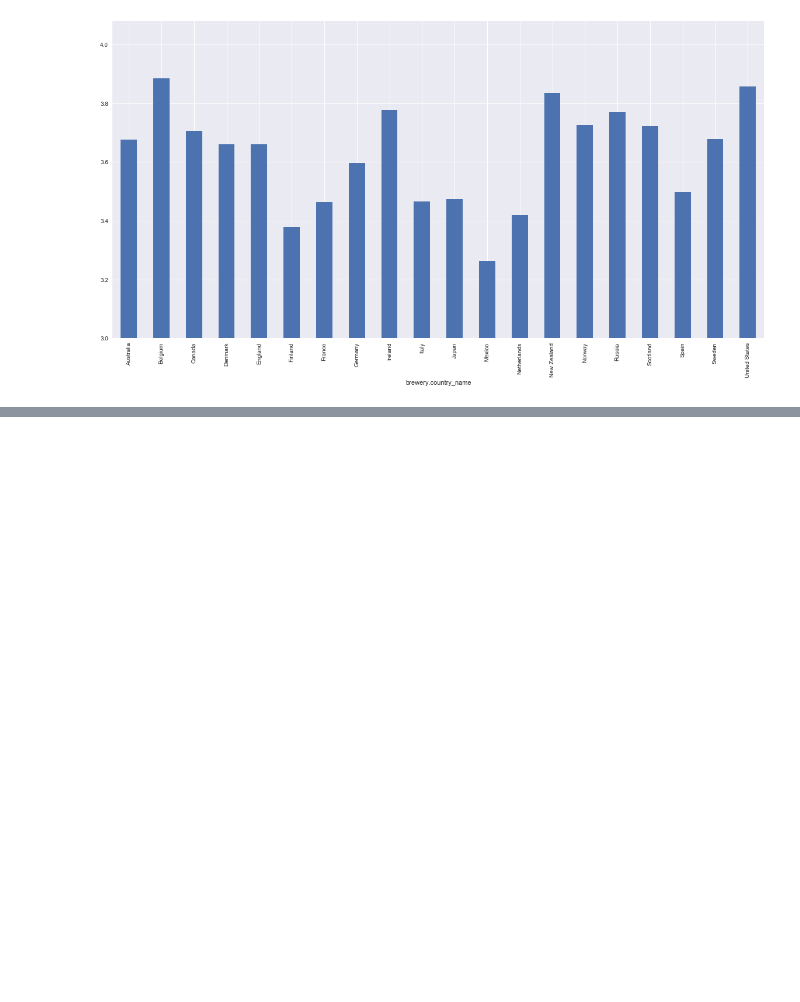
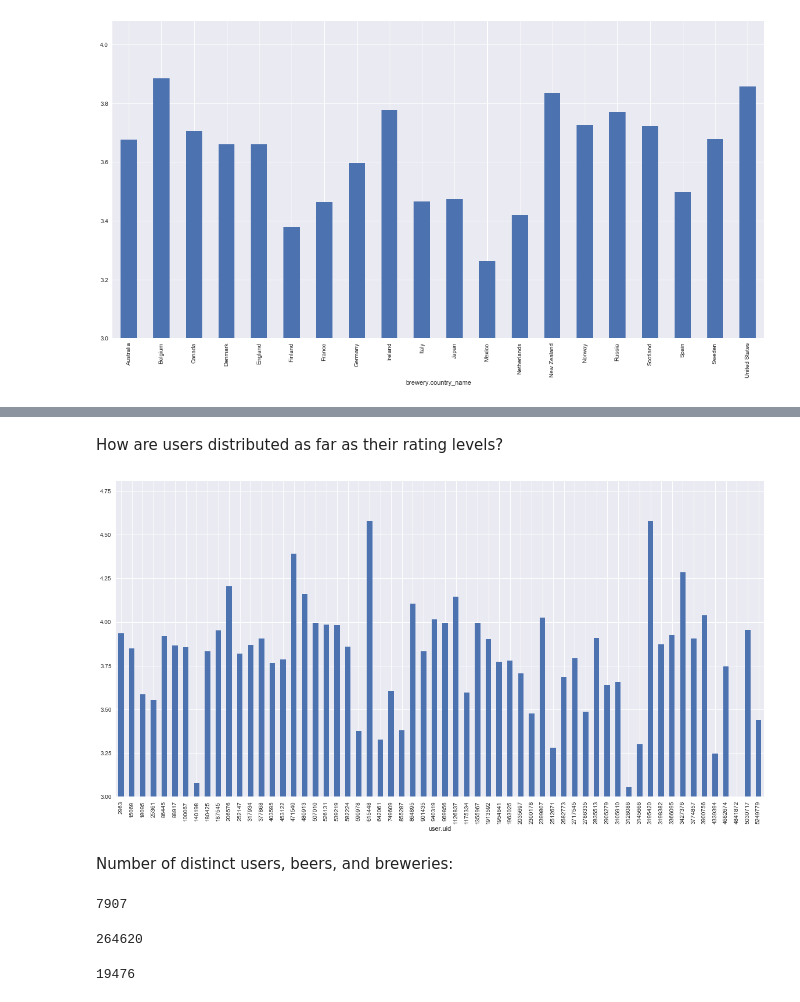
Before and after one commit to ebhtra/springboard, a Jupyter notebook: RatingsEDA.ipynb, the cells around one changed output, grey strips where cells are left out. Drawn from its saved outputs; the diff is of its cells as text; code cells hidden in the pictures; blank space fills up the shorter version.

```diff
--- a/RatingsEDA.ipynb
+++ b/RatingsEDA.ipynb
@@ -646,0 +690,20 @@ topXratings('brewery.country_name', x=20)
+# %% [markdown]
+How are users distributed as far as their rating levels?
+# %%
+topXratings('user.uid')
+# %% [output]
+[figure, added]
+# %% [markdown]
+Number of distinct users, beers, and breweries:
+# %%
+len({u for u in df['user.uid']})
+# %% [output]
+7907
+# %%
+len({b for b in df['beer.bid']})
+# %% [output]
+264620
+# %%
+len({b for b in df['brewery.brewery_name']})
+# %% [output]
+19476
```
Also changed, not shown: parts of 47 cells of this notebook.
